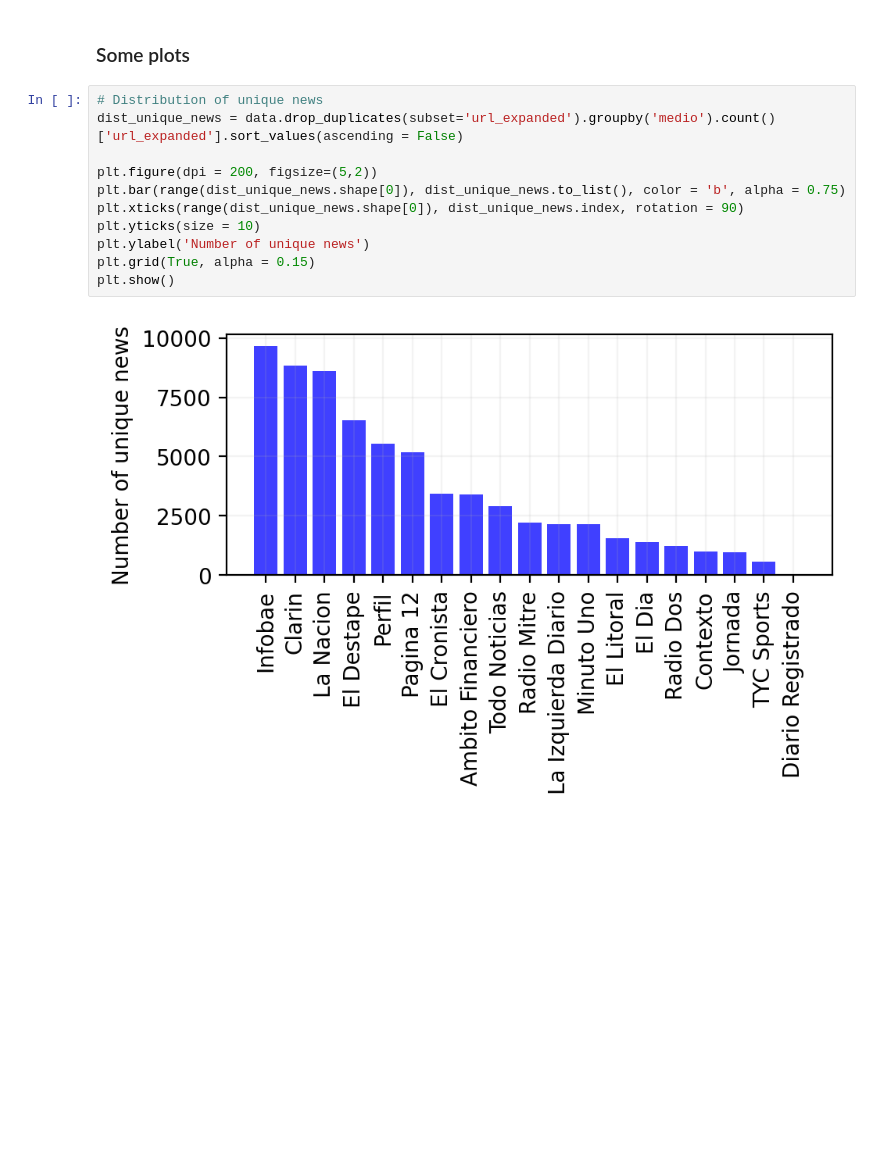
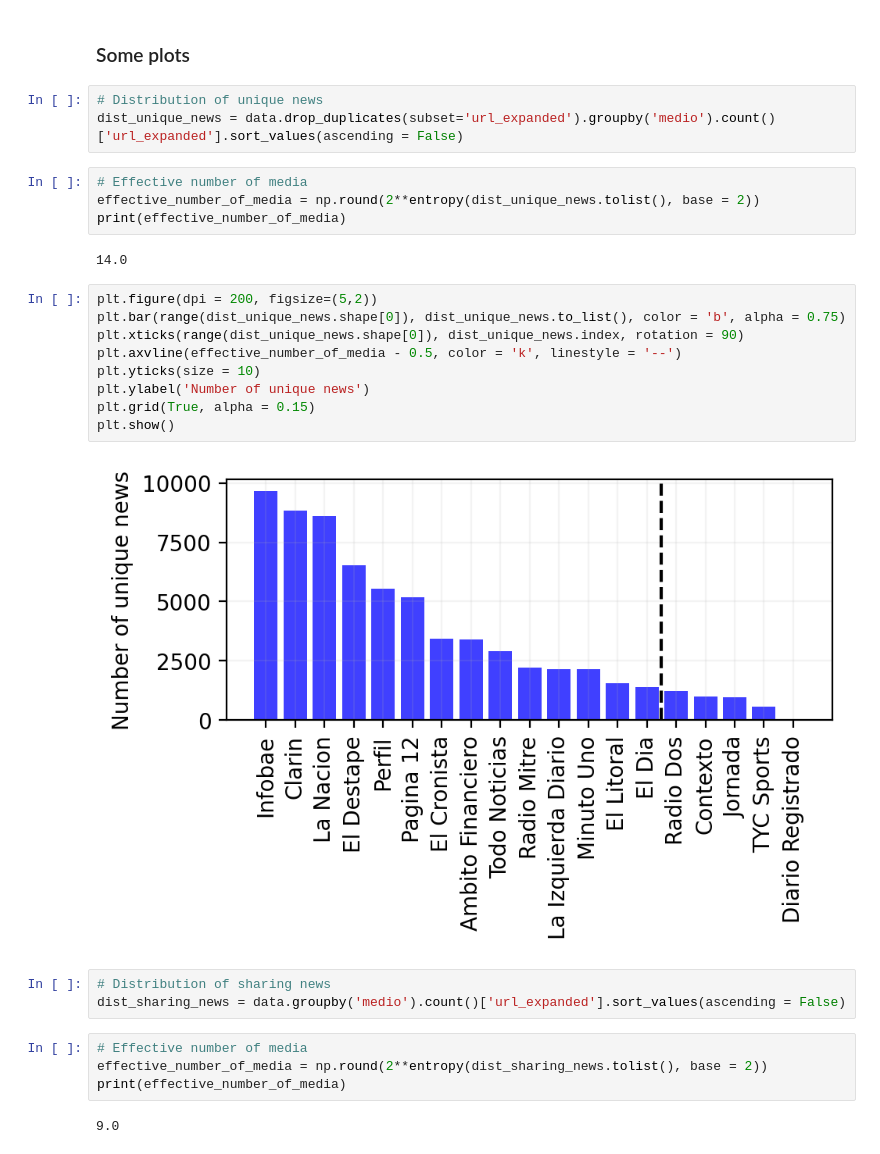
Before and after one commit to spinto88/MediaSharingIndex, a Jupyter notebook: DataExploration.ipynb, the cells around one changed output. Drawn from its saved outputs; the diff is of its cells as text; blank space fills up the shorter version.

```diff
--- a/DataExploration.ipynb
+++ b/DataExploration.ipynb
@@ -35,17 +37,33 @@ print(f"Number of unique media outlet = {data.drop_duplicates(subset=['medio']).
 Number of unique media outlet = 19
 # %% [markdown]
 ### Some plots
+# %%
+# Distribution of unique news
+dist_unique_news = data.drop_duplicates(subset='url_expanded').groupby('medio').count()['url_expanded'].sort_values(ascending = False)
+# %%
+# Effective number of media
+effective_number_of_media = np.round(2**entropy(dist_unique_news.tolist(), base = 2))
+print(effective_number_of_media)
+# %% [output]
+14.0
 # %%
-# Distribution of unique news
-dist_unique_news = data.drop_duplicates(subset='url_expanded').groupby('medio').count()['url_expanded'].sort_values(ascending = False)
-
 plt.figure(dpi = 200, figsize=(5,2))
 plt.bar(range(dist_unique_news.shape[0]), dist_unique_news.to_list(), color = 'b', alpha = 0.75)
 plt.xticks(range(dist_unique_news.shape[0]), dist_unique_news.index, rotation = 90)
+plt.axvline(effective_number_of_media - 0.5, color = 'k', linestyle = '--')
 plt.yticks(size = 10)
 plt.ylabel('Number of unique news')
 plt.grid(True, alpha = 0.15)
 plt.show()
 # %% [output]
-[figure, old version]
+[figure, new version]
+# %%
+# Distribution of sharing news
+dist_sharing_news = data.groupby('medio').count()['url_expanded'].sort_values(ascending = False)
+# %%
+# Effective number of media
+effective_number_of_media = np.round(2**entropy(dist_sharing_news.tolist(), base = 2))
+print(effective_number_of_media)
+# %% [output]
+9.0
 # %%
```
Also changed, not shown: parts of 2 cells of this notebook, 5 other files.
